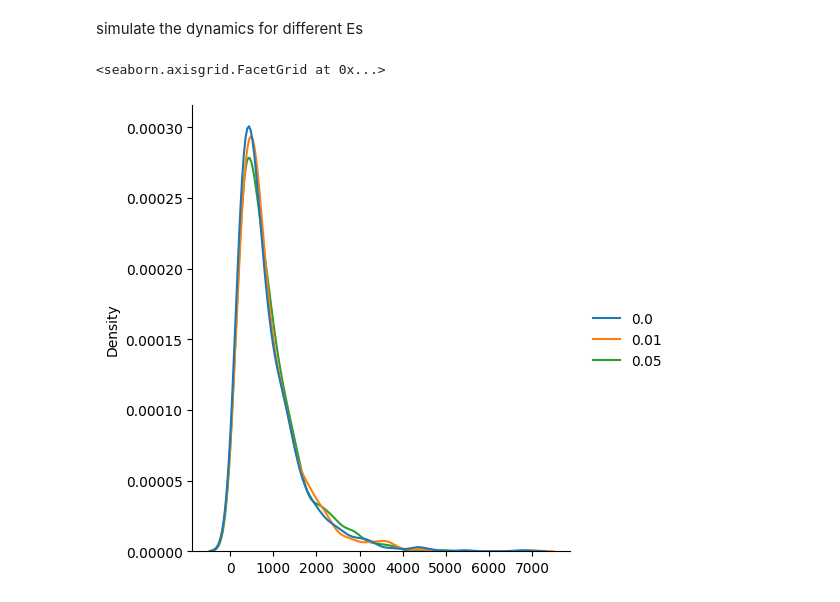
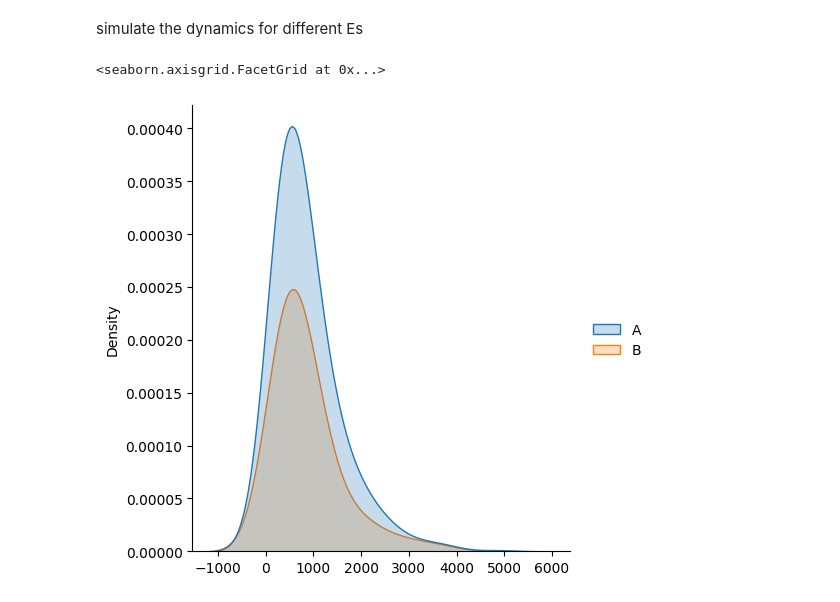
Before and after one commit to CEBangu/MOD_201, a Jupyter notebook: MOD201 HW_4/MOD201_HW4_part_1.ipynb, the cells around one changed output. Saved outputs shown, nothing was run; the diff lists cells and outputs as text; code cells hidden in the pictures.

Commit message:
updated plotting

```diff
--- a/MOD201 HW_4/MOD201_HW4_part_1.ipynb
+++ b/MOD201 HW_4/MOD201_HW4_part_1.ipynb
@@ -197,13 +197,17 @@ simulate the dynamics for different Es
 reaction_times = {}
 
 for val in Ia_s:
-    reaction_times[round(val-Ib, 2)] = np.array([])
+    reaction_times[val] = {'A': np.array([]), 'B': np.array([])}
 
     for _ in range(1000):
         run = drift_diffusion(xinit, val, Ib, sigma, mu)
-        reaction_times[round(val-Ib, 2)] = np.append(reaction_times[round(val-Ib, 2)], len(run))
+
+        if run[-1] >= mu:
+            reaction_times[val]['A'] = np.append(reaction_times[val]['A'], len(run))
+        elif run[-1] <= -mu:
+            reaction_times[val]['B'] = np.append(reaction_times[val]['B'], len(run))
 # %%
-sns.displot(data=reaction_times, kind='kde')
+sns.displot(data=reaction_times[1.05], kind='kde', bw_adjust=2, fill=True)
 # %% [output]
 <seaborn.axisgrid.FacetGrid at 0x...>
-[figure, old version]
+[figure, new version]
```
